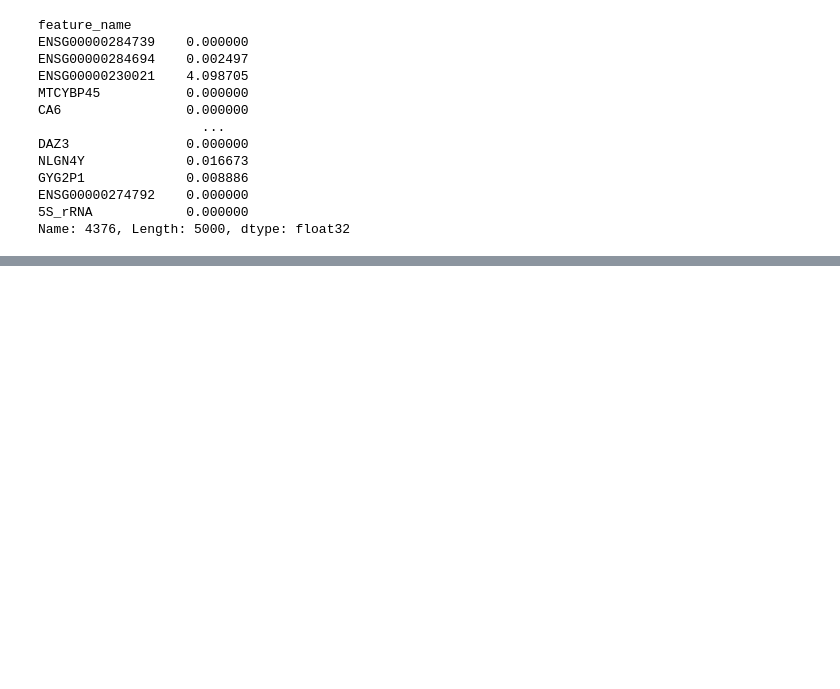
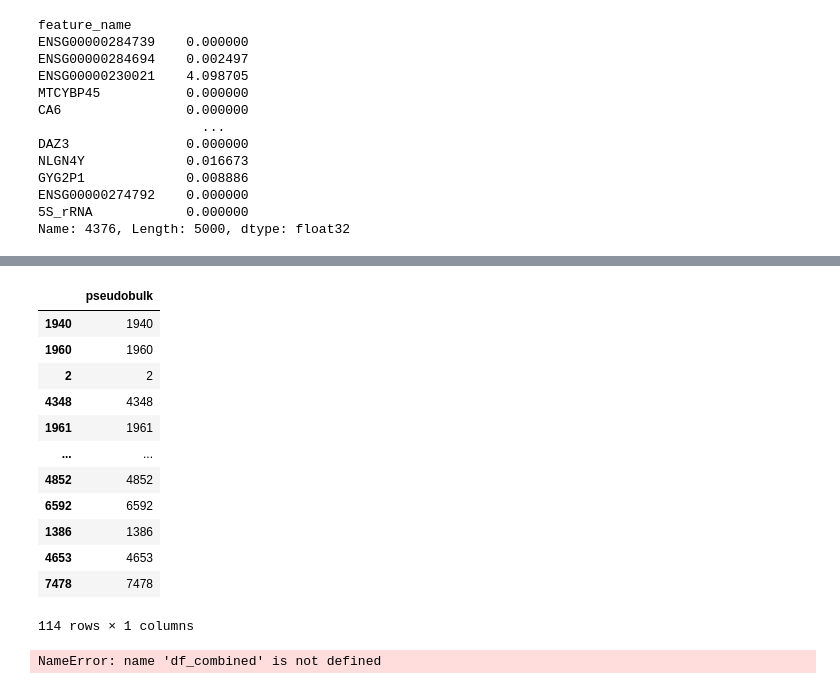
Before and after one commit to Shaunakm07/Single-Cell-Alzheimers, a Jupyter notebook: inspect_subpopulations.ipynb, the cells around one changed output, grey strips where cells are left out. Drawn from its saved outputs; the diff is of its cells as text; code cells hidden in the pictures; blank space fills up the shorter version.

```diff
--- a/inspect_subpopulations.ipynb
+++ b/inspect_subpopulations.ipynb
@@ -65,0 +107,2 @@ Name: 4376, Length: 5000, dtype: float32
+# %%
+test.obs["pseudobulk"] = test.obs.index.astype('category')
@@ -65,0 +116,20 @@ Name: 4376, Length: 5000, dtype: float32
+# %%
+test.obs
+# %% [output]
+|  | pseudobulk |
+| 1940 | 1940 |
+| 1960 | 1960 |
+| 2 | 2 |
+| 4348 | 4348 |
+| 1961 | 1961 |
+| ... | ... |
+| 4852 | 4852 |
+| 6592 | 6592 |
+| 1386 | 1386 |
+| 4653 | 4653 |
+| 7478 | 7478 |
+114 rows × 1 columns
+# %%
+df_combined.index
+# %% [output]
+NameError: name 'df_combined' is not defined
```
Also changed, not shown: parts of 10 cells of this notebook, 6 other files.
